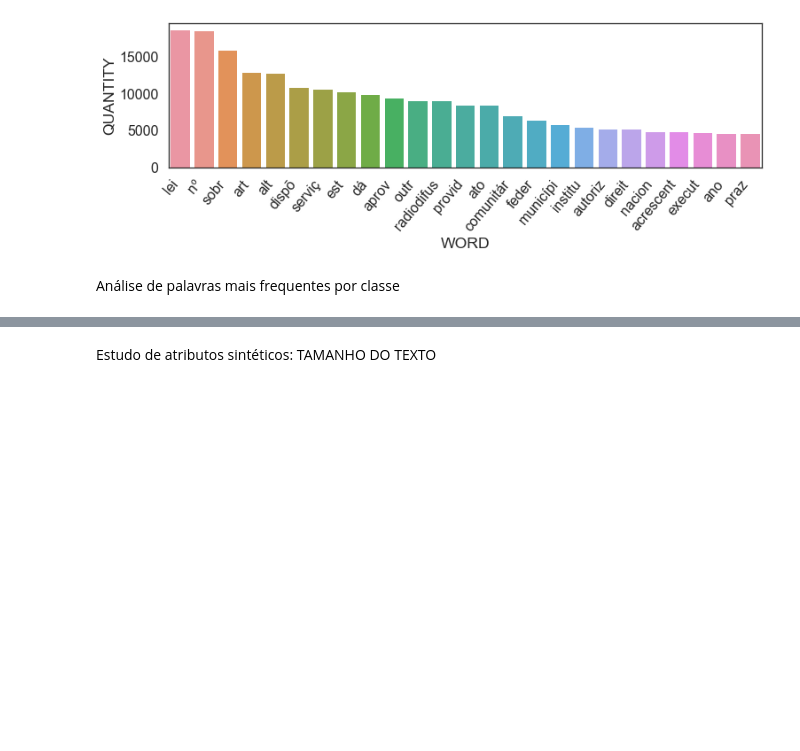
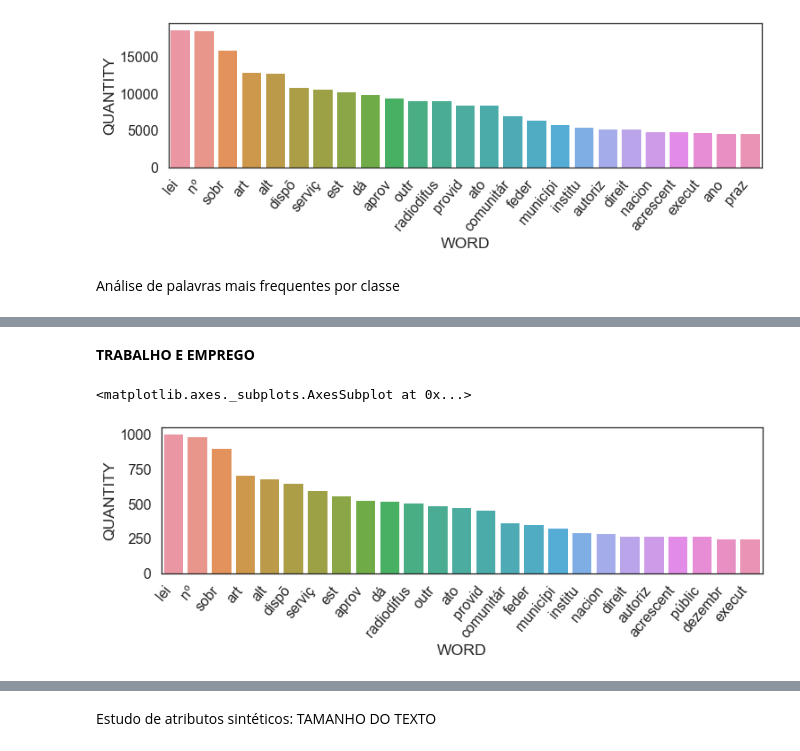
Before and after one commit to DiegoKremer/meu-politico, a Jupyter notebook: data_analysis/analise_proposicoes.ipynb, the cells around one changed output, grey strips where cells are left out. Cells and saved outputs as stored; diff of their text form; code cells hidden in the pictures; blank space fills up the shorter version.

```diff
--- a/data_analysis/analise_proposicoes.ipynb
+++ b/data_analysis/analise_proposicoes.ipynb
@@ -600,0 +670,23 @@ Análise de palavras mais frequentes por classe
+# %% [markdown]
+**TRABALHO E EMPREGO**
+# %%
+df_t_trabemp = corr_df_prop[corr_df_prop['TEMAS'] == 'TRABALHO E EMPREGO']
+wcount_trabemp = {}
+for row in df_t_trabemp['TOKENWORDS'].iteritems():
+    for word in str(row[1]).split():
+        if word not in wcount_trabemp:
+            wcount_trabemp[word] = 1
+        else:
+            wcount_trabemp[word] += 1
+wcount_trabemp = sorted(wcount_trabemp.items(), key=operator.itemgetter(1), reverse=True)
+wcount_trabemp = pd.DataFrame.from_dict(wcount_trabemp)
+wcount_trabemp.columns = ['WORD', 'QUANTITY']
+sns.set_context("poster")
+sns.set_style('white')
+plt.figure(figsize=(12,3))
+wcount_trabemp_plot = sns.barplot(x=wcount_trabemp["WORD"].head(25), y=wcount_trabemp["QUANTITY"].head(25), data=wcount_trabemp)
+plt.setp(wcount_trabemp_plot.get_xticklabels(), rotation=50, ha="right")
+wcount_trabemp_plot
+# %% [output]
+<matplotlib.axes._subplots.AxesSubplot at 0x...>
+[figure, added]
```
Also changed, not shown: parts of 16 cells of this notebook.
